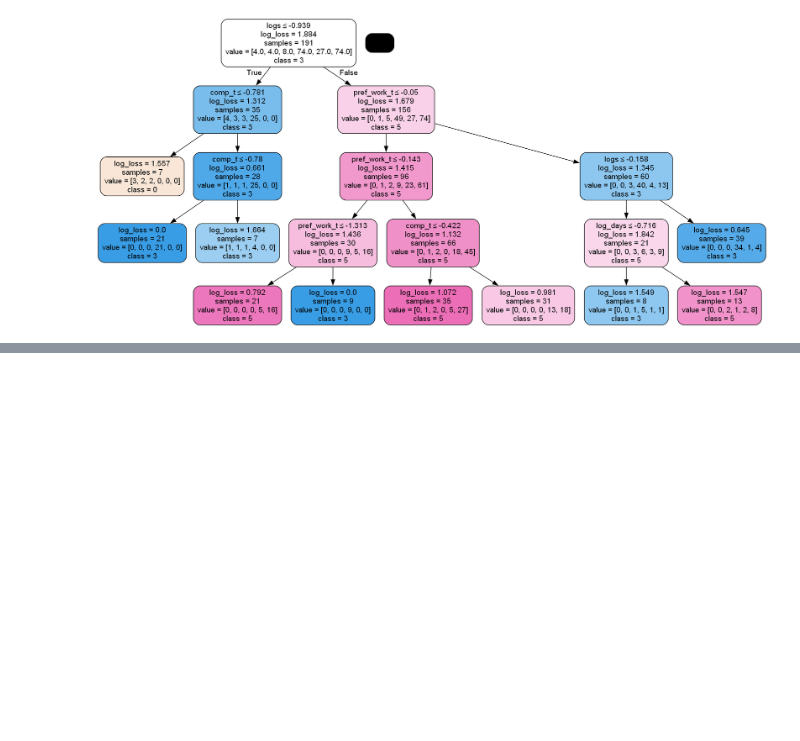
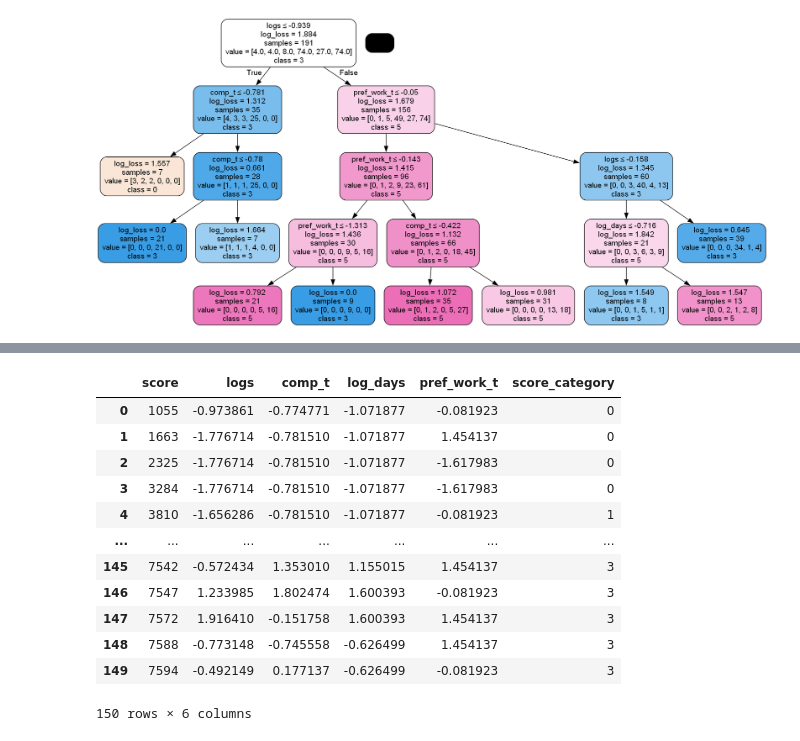
Before and after one commit to fskgiulia/JYUEF01, a Jupyter notebook: project_notebook.ipynb, the cells around one changed output, grey strips where cells are left out. Cells and saved outputs as stored; diff of their text form; code cells hidden in the pictures; blank space fills up the shorter version.

```diff
--- a/project_notebook.ipynb
+++ b/project_notebook.ipynb
@@ -568,0 +571,17 @@ Image(graph.create_png())
+# %%
+data = {"score": students, "logs": logs, "comp_t": times, "log_days":dates, "pref_work_t": pref_work_time }
+df_new = pd.DataFrame(data)
+
+def categorize_alternative2(x):
+    if x >= max_score * 0.9:
+        return 3
+    elif x >= max_score * 0.75:
+        return 2
+    elif x >= max_score * 0.5:
+        return 1
+    else:
+        return 0
+
+df_new['score_category'] = df_new['score'].apply(categorize_alternative2)
+
+print(df_new)
@@ -568,0 +628,27 @@ Image(graph.create_png())
+# %%
+from sklearn.preprocessing import StandardScaler
+
+def standardize_columns(df, columns):
+    scaler = StandardScaler()
+    df_std = df.copy()
+    df_std[columns] = scaler.fit_transform(df_std[columns])
+
+    return df_std
+
+df_standardized = standardize_columns(df_new, ['logs', 'comp_t', 'log_days', 'pref_work_t'])
+# %%
+df_standardized
+# %% [output]
+|  | score | logs | comp_t | log_days | pref_work_t | score_category |
+| 0 | 1055 | -0.973861 | -0.774771 | -1.071877 | -0.081923 | 0 |
+| 1 | 1663 | -1.776714 | -0.781510 | -1.071877 | 1.454137 | 0 |
+| 2 | 2325 | -1.776714 | -0.781510 | -1.071877 | -1.617983 | 0 |
+| 3 | 3284 | -1.776714 | -0.781510 | -1.071877 | -1.617983 | 0 |
+| 4 | 3810 | -1.656286 | -0.781510 | -1.071877 | -0.081923 | 1 |
+| ... | ... | ... | ... | ... | ... | ... |
+| 145 | 7542 | -0.572434 | 1.353010 | 1.155015 | 1.454137 | 3 |
+| 146 | 7547 | 1.233985 | 1.802474 | 1.600393 | -0.081923 | 3 |
+| 147 | 7572 | 1.916410 | -0.151758 | 1.600393 | 1.454137 | 3 |
+| 148 | 7588 | -0.773148 | -0.745558 | -0.626499 | 1.454137 | 3 |
+| 149 | 7594 | -0.492149 | 0.177137 | -0.626499 | -0.081923 | 3 |
+150 rows × 6 columns
```
Also changed, not shown: parts of 10 cells of this notebook, 1 other file.
